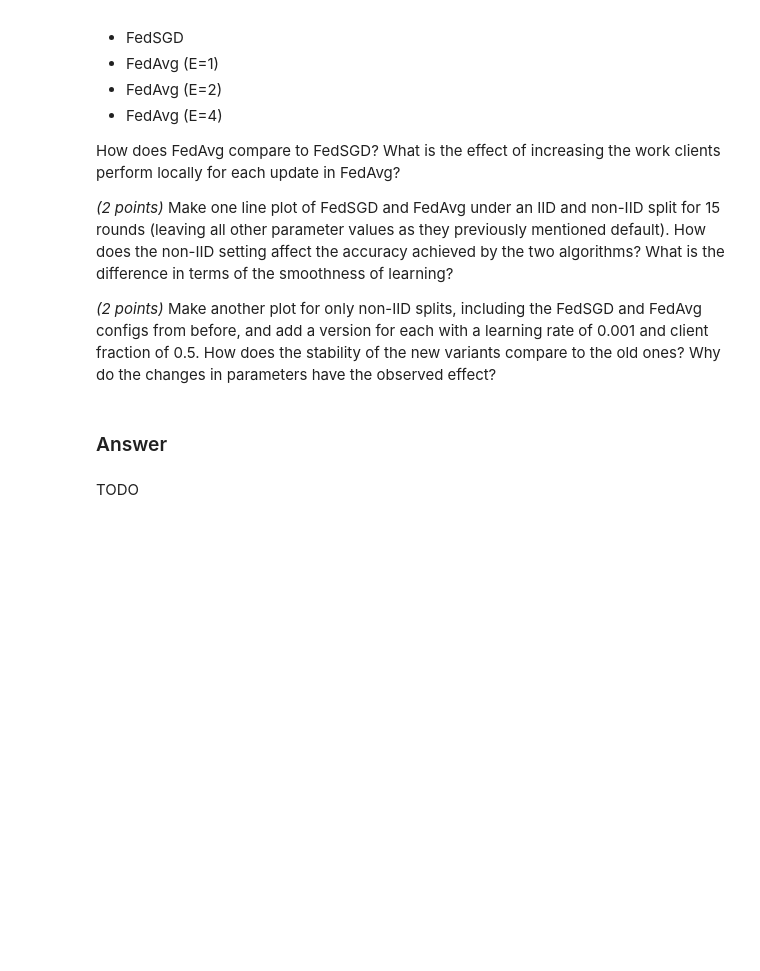
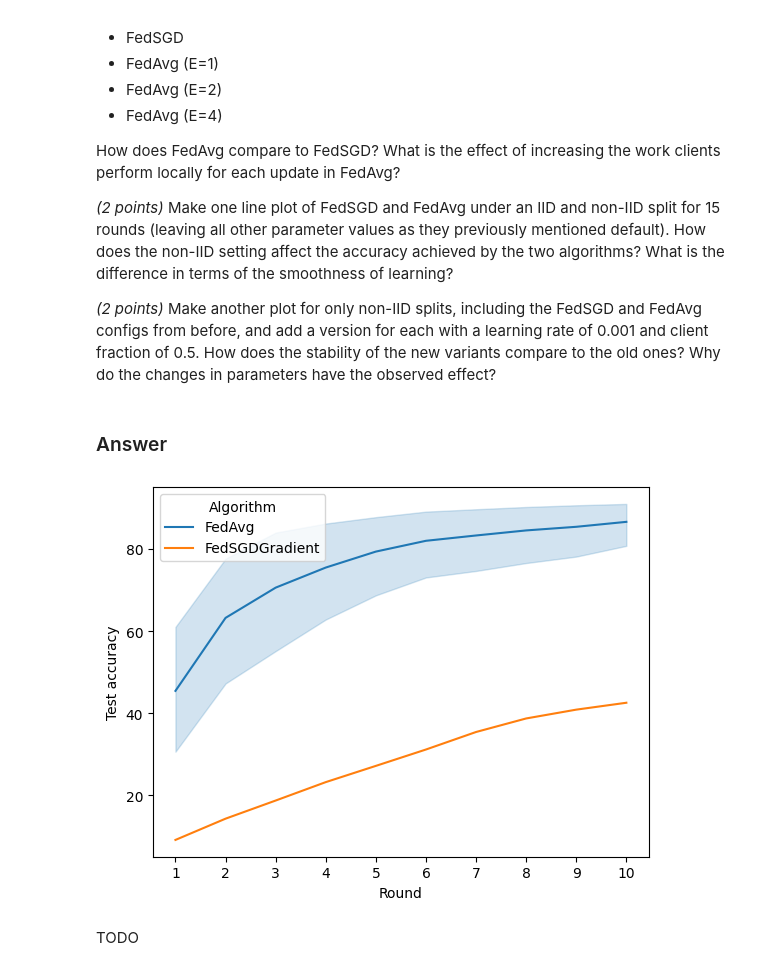
Before and after one commit to Blackangoo/DDL24Spring, a Jupyter notebook: lab/hw-hfl.ipynb, the cells around one changed output. Saved outputs shown, nothing was run; the diff lists cells and outputs as text; code cells hidden in the pictures; blank space fills up the shorter version.

```diff
--- a/lab/hw-hfl.ipynb
+++ b/lab/hw-hfl.ipynb
@@ -229,12 +273,18 @@ _(2 points)_ Make another plot for only non-IID splits, including the FedSGD and
 # %%
 local_epochs = [1, 2, 4]
 
 fedsgd_gradient_df = FedSgdGradientServer(lr=lr, client_subsets=client_subsets, client_fraction=c, seed=seed).run(nr_rounds).as_df()
 fedavg_df = [FedAvgServer(lr=lr, batch_size=b, client_subsets=client_subsets, client_fraction=c, nr_local_epochs=local_epochs[i], seed=seed).run(nr_rounds).as_df() for i in range (3)]
 
-df = pd.concat([fedavg_df, fedsgd_gradient_df], ignore_index=True)
+fedavg_df.append(fedsgd_gradient_df)
+
+df = pd.concat(fedavg_df, ignore_index=True)
+
+#df = pd.concat([fedavg_df, fedsgd_gradient_df], ignore_index=True)
 ax = sns.lineplot(df, x="Round", y="Test accuracy", hue="Algorithm", seed=0)
 _ = ax.set_xticks(df["Round"].unique())
+# %% [output]
+[figure, added]
 # %% [markdown]
 TODO
 # %%
```
Also changed, not shown: parts of 8 cells of this notebook.
